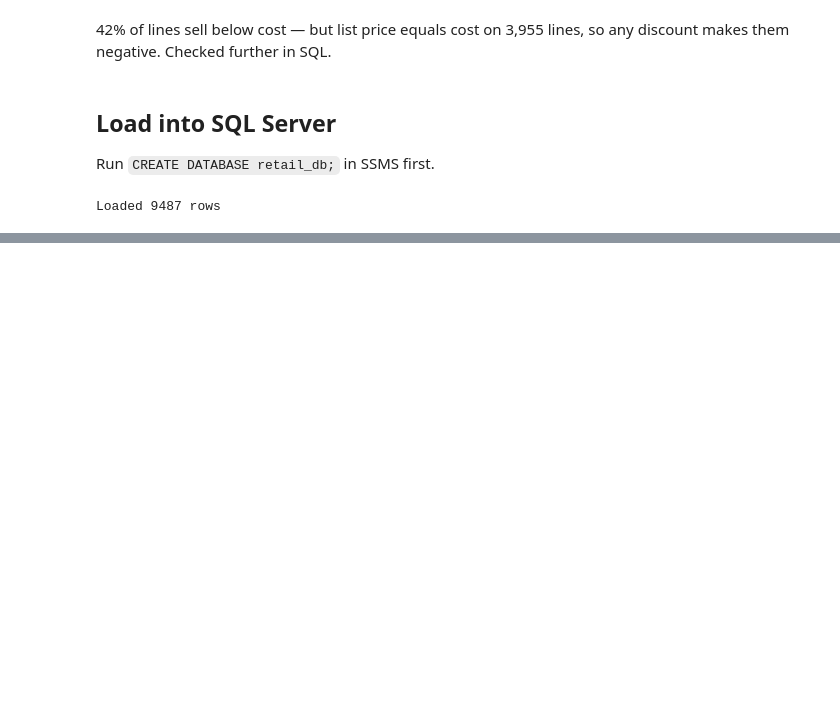
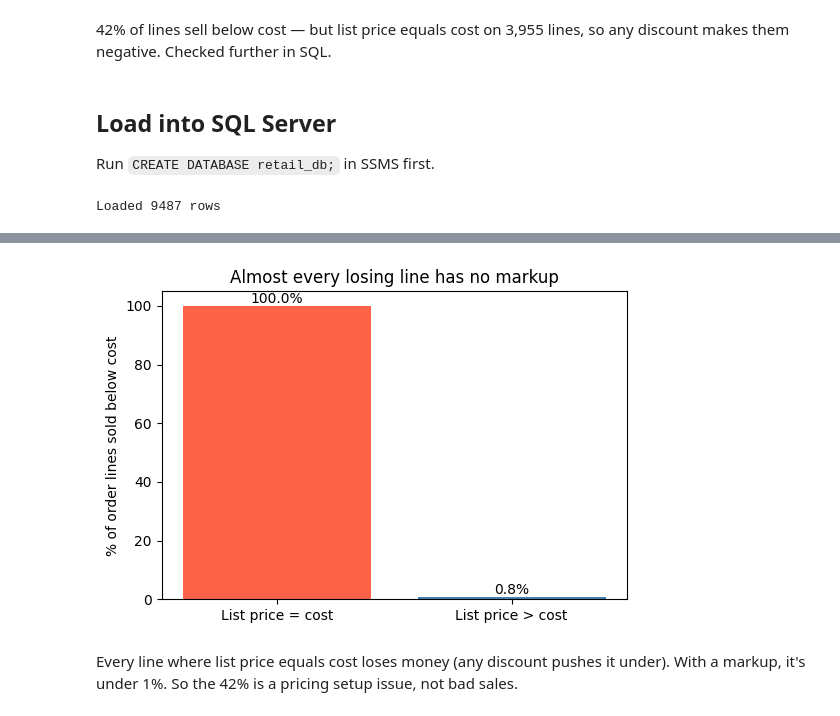
Before and after one commit to pokhrelpratik/retail-orders-analysis, a Jupyter notebook: order_data_analysis.ipynb, the cells around one changed output, grey strips where cells are left out. Drawn from its saved outputs; the diff is of its cells as text; code cells hidden in the pictures; blank space fills up the shorter version.

```diff
--- a/order_data_analysis.ipynb
+++ b/order_data_analysis.ipynb
@@ -142,0 +249,12 @@ Loaded 9487 rows
+# %%
+fig, ax = plt.subplots(figsize=(6,4))
+bars = ax.bar(loss.index, loss, color=['tomato', 'steelblue'])
+ax.bar_label(bars, fmt='%.1f%%')
+ax.set_title('Almost every losing line has no markup')
+ax.set_ylabel('% of order lines sold below cost')
+plt.savefig('charts/why_lines_lose.png', dpi=150, bbox_inches='tight')
+plt.show()
+# %% [output]
+[figure, added]
+# %% [markdown]
+Every line where list price equals cost loses money (any discount pushes it under). With a markup, it's under 1%. So the 42% is a pricing setup issue, not bad sales.
```
Also changed, not shown: parts of 15 cells of this notebook, 5 other files.
